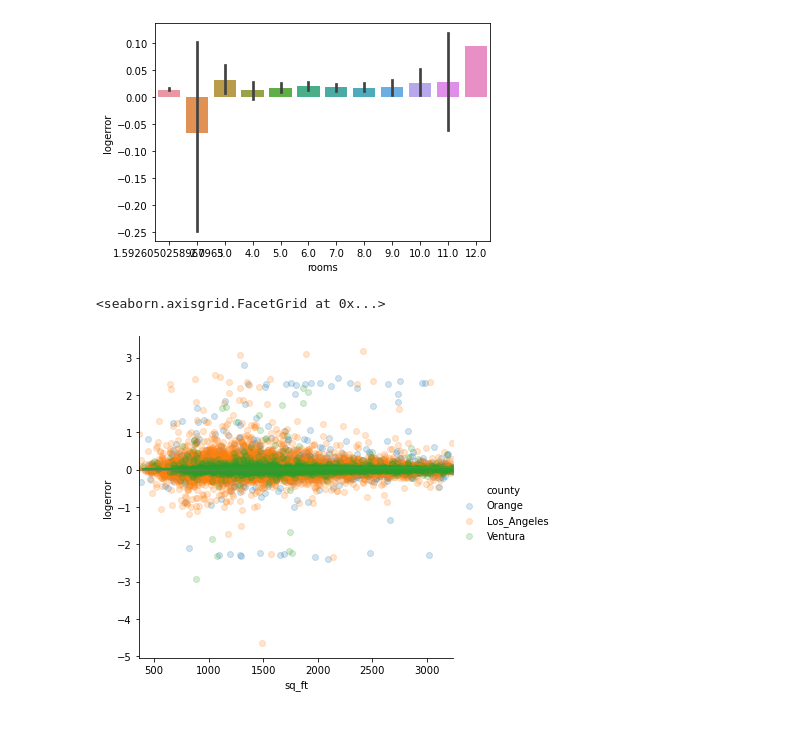
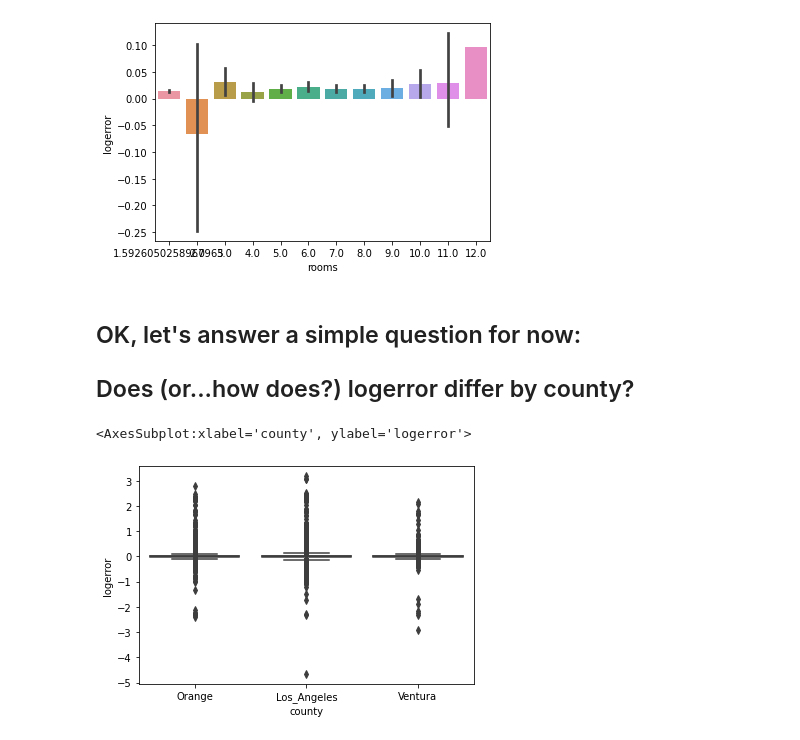
Before and after one commit to brianclements03/clustering, a Jupyter notebook: explore_zillow.ipynb, the cells around one changed output. Cells and saved outputs as stored; diff of their text form; code cells hidden in the pictures.

```diff
--- a/explore_zillow.ipynb
+++ b/explore_zillow.ipynb
@@ -475,8 +520,12 @@ plt.tight_layout
 # %% [output]
 <function matplotlib.pyplot.tight_layout(*, pad=1.08, h_pad=None, w_pad=None, rect=None)>
 [figure]
-# %%
-sns.lmplot(x='sq_ft', y='logerror', data=train, scatter_kws={'alpha':.2},hue='county')
-# %% [output]
-<seaborn.axisgrid.FacetGrid at 0x...>
-[figure, removed]
+# %% [markdown]
+## OK, let's answer a simple question for now:
+
+## Does (or...how does?) logerror differ by county?
+# %%
+sns.boxplot(x=train.county, y=train.logerror)
+# %% [output]
+<AxesSubplot:xlabel='county', ylabel='logerror'>
+[figure, added]
```
Also changed, not shown: parts of 28 cells of this notebook.
